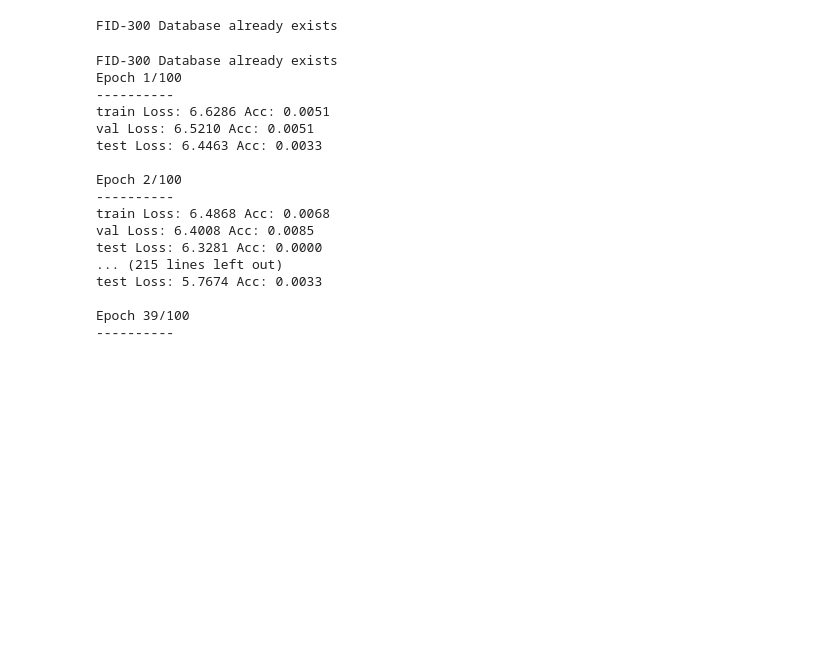
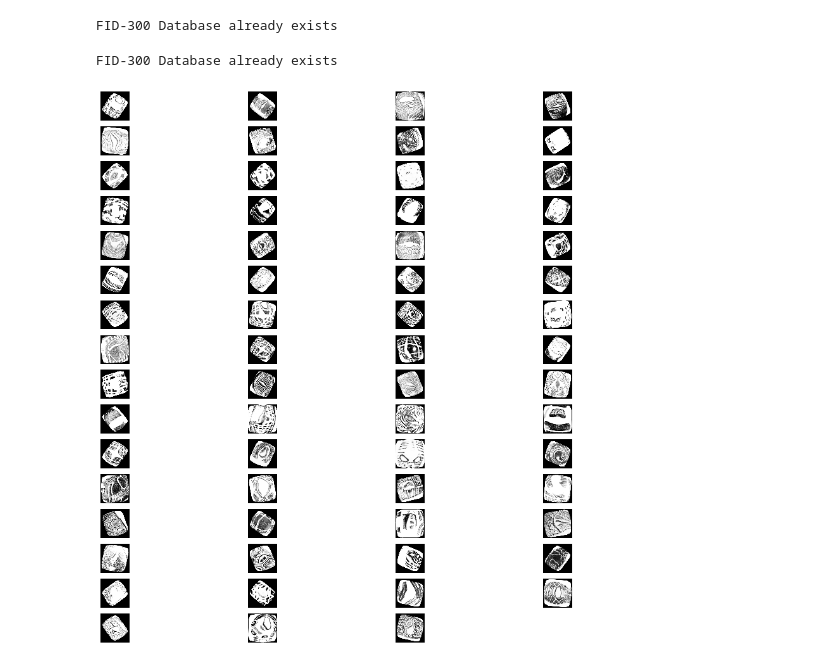
Before and after one commit to aevangeline/forensics, a Jupyter notebook: 10701_Work.ipynb, the cells around one changed output. Drawn from its saved outputs; the diff is of its cells as text; code cells hidden in the pictures; blank space fills up the shorter version.

```diff
--- a/10701_Work.ipynb
+++ b/10701_Work.ipynb
@@ -126,17 +134,17 @@ class AugmentationPipeline(Pipeline):
         self.input = ops.ExternalSource()
         self.input_label = ops.ExternalSource()
         self.iterator = iter(self.external_data)
-        self.decode = ops.ImageDecoder(device = "mixed", output_type = types.RGB)
-            #random_aspect_ratio=[0.8, 1.25],
-            #random_area=[0.6, 1.0],
-            #num_attempts=100)
+        self.decode = ops.ImageDecoderRandomCrop(device = "mixed", output_type = types.RGB,
+            random_aspect_ratio=[0.8, 1.25],
+            random_area=[0.6, 1.0],
+            num_attempts=100)
         self.augmentations = {}
         # input is sampled randomly for output pixel's neighbourhood
-        #self.augmentations["jitter"] = (0.3, ops.Jitter(device = "gpu"))
+        self.augmentations["jitter"] = (0.3, ops.Jitter(device = "gpu"))
         # transforms sampling coordinates to produce wavy patterns
-        #self.augmentations["water"] = (0.2, ops.Water(device = "gpu"))
+        self.augmentations["water"] = (0.2, ops.Water(device = "gpu"))
         # applies fisheye distortion
-        #self.augmentations["sphere"] = (0.3, ops.Sphere(device = "gpu"))
+        self.augmentations["sphere"] = (0.3, ops.Sphere(device = "gpu"))
         # rotates the image, enlarging the canvas
         self.rotation_rng = ops.Uniform(range=(-180.00, 180.00))
         self.rotate = ops.Rotate(device = "gpu",
@@ -146,6 +154,7 @@ class AugmentationPipeline(Pipeline):
         self.resize = ops.Resize(device = "gpu", resize_x = INPUT_SIZE, resize_y = INPUT_SIZE)
         # param flips the image
         self.flip_rng = ops.CoinFlip()
+        self.hflip_rng = ops.CoinFlip()
         self.flip = ops.Flip(device = "gpu")
         self.bri_con_rng = ops.Uniform(range = (.5, 2))
         self.saturation_rng = ops.Uniform(range = (.2, 1))
@@ -163,8 +172,8 @@ class AugmentationPipeline(Pipeline):
             transformed = op(images)
         #transformed = self.flip(transformed,
         #                        vertical = self.flip_rng(),
-        #                        horizontal = self.flip_rng())
-        #transformed = self.rotate(transformed, angle = self.rotation_rng())
+        #                        horizontal = self.hflip_rng())
+        transformed = self.rotate(transformed, angle = self.rotation_rng())
         #transformed = self.color_twist(transformed, brightness=self.bri_con_rng(),
         #                                contrast=self.bri_con_rng(),
         #                                saturation=self.saturation_rng())
@@ -193,7 +202,7 @@ def process_images():
                              0.229, 0.224, 0.225])
     ])
 
-    train_pipe = AugmentationPipeline(BATCH_SIZE, 8, examples_per_image=1)
+    train_pipe = AugmentationPipeline(BATCH_SIZE, 8, examples_per_image=10)
     train_pii = PyTorchIterator(train_pipe,
                                           size=train_pipe.iter_size,
                                           last_batch_padded=True,
@@ -231,17 +240,18 @@ def organize_files(label_df):
     fname = f.name
     id = int(f.stem)
     label = label_df["label"].iloc[id-1]
-    new_dir = test_dir / str(label)
+    new_dir = test_dir / str(label - 1)
     new_dir.mkdir(exist_ok=True)
     new_file = new_dir / fname
     sh.move(f, new_file)
 
 organize_files(labels)
 # %%
-import pdb
 def train_model(model, dataloaders_info, criterion, optimizer, num_epochs=25, is_inception=False):
     since = time.time()
     val_acc_history = []
+    train_acc_history = []
+    test_acc_history = []
     dataloaders, datasizes = dataloaders_info
     best_model_wts = copy.deepcopy(model.state_dict())
     best_acc = 0.0
@@ -322,13 +332,18 @@ def train_model(model, dataloaders_info, criterion, optimizer, num_epochs=25, is
                 best_model_wts = copy.deepcopy(model.state_dict())
             if phase == 'val':
                 val_acc_history.append(epoch_acc)
+            if phase == 'train':
+                train_acc_history.append(epoch_acc)
+            if phase == "test":
+                test_acc_history.append(epoch_acc)
+
         print()
     time_elapsed = time.time() - since
     print('Training complete in {:.0f}m {:.0f}s'.format(time_elapsed // 60, time_elapsed % 60))
     print('Best val Acc: {:4f}'.format(best_acc))
     # load best model weights
     model.load_state_dict(best_model_wts)
-    return model, val_acc_history
+    return model, val_acc_history, train_acc_history, test_acc_history
 # %%
 def initialize_model(MODEL_NAME, NUM_CLASSES, FEATURE_EXTRACT=False, USE_PRETRAINED=False):
     model_ft = None
@@ -405,29 +420,14 @@ optimizer_ft = optim.SGD(params_to_update, lr=0.001, momentum=0.9)
 # %%
 fetch_FID_300_data()
 labels = load_labels()
 organize_files(labels)
 dataloaders_info = process_images()
 
 # Setup the loss fxn
 criterion = nn.CrossEntropyLoss()
 
-model_ft, hist = train_model(model_ft, dataloaders_info, criterion, optimizer_ft,
+model_ft, hist, train_hist, test_hist = train_model(model_ft, dataloaders_info, criterion, optimizer_ft,
                              num_epochs=NUM_EPOCHS, is_inception=(MODEL_NAME=="inception"))
 # %% [output]
 FID-300 Database already exists
-Epoch 1/100
-----------
-train Loss: 6.6286 Acc: 0.0051
-val Loss: 6.5210 Acc: 0.0051
-test Loss: 6.4463 Acc: 0.0033
-
-Epoch 2/100
-----------
-train Loss: 6.4868 Acc: 0.0068
-val Loss: 6.4008 Acc: 0.0085
-test Loss: 6.3281 Acc: 0.0000
-... (215 lines left out)
-test Loss: 5.7674 Acc: 0.0033
-
-Epoch 39/100
-----------
+[figure, added]
```
Also changed, not shown: parts of 4 cells of this notebook.
